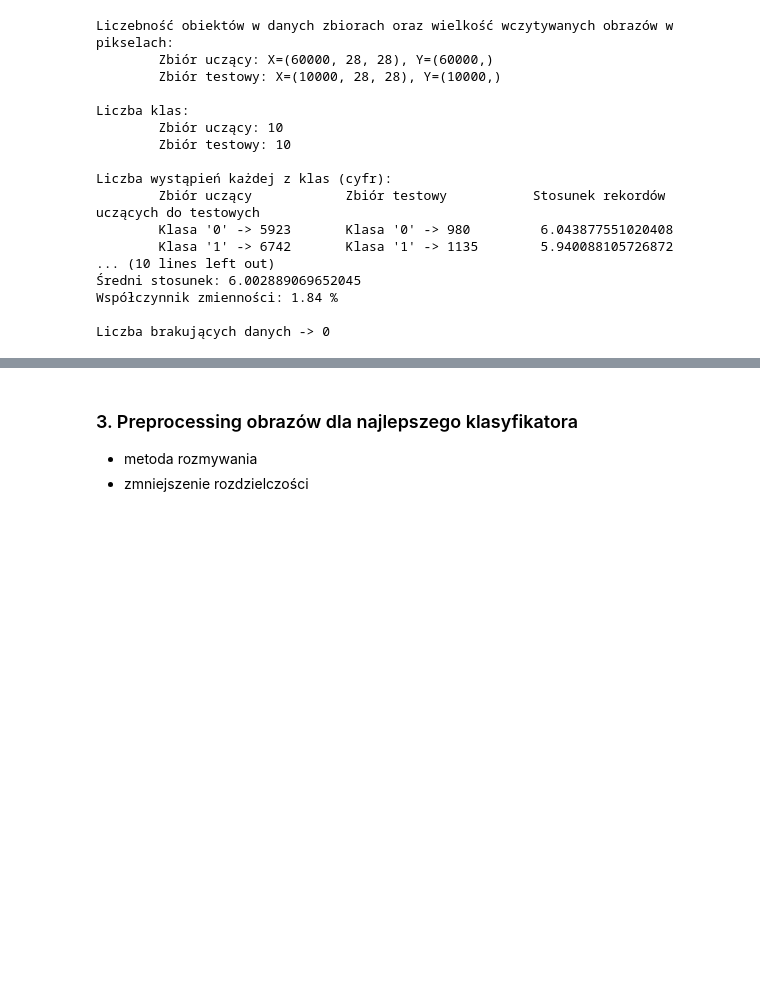
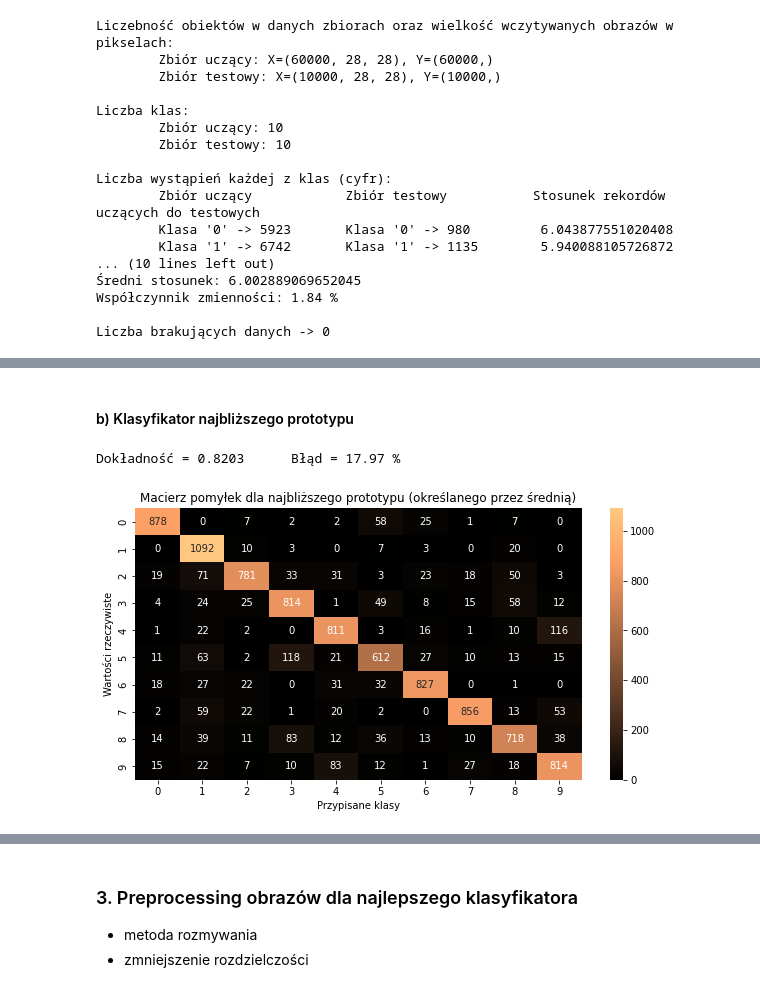
Before and after one commit to Selthen/MNIST-analysys, a Jupyter notebook: Gr3_MNIST.ipynb, the cells around one changed output, grey strips where cells are left out. Cells and saved outputs as stored; diff of their text form; code cells hidden in the pictures; blank space fills up the shorter version.

```diff
--- a/Gr3_MNIST.ipynb
+++ b/Gr3_MNIST.ipynb
@@ -145,0 +211,9 @@ Przerabiamy na ramkę danych? Lepiej nie.
+# %% [markdown]
+#### b) Klasyfikator najbliższego prototypu
+# %%
+model = NearestCentroid()
+acc = accuracy(model, 'najbliższego prototypu (określanego przez średnią)')
+print('Dokładność = {}\t Błąd = {} %'.format(acc, calculate_error(acc)))
+# %% [output]
+Dokładność = 0.8203      Błąd = 17.97 %
+[figure, added]
```
Also changed, not shown: parts of 21 cells of this notebook.
